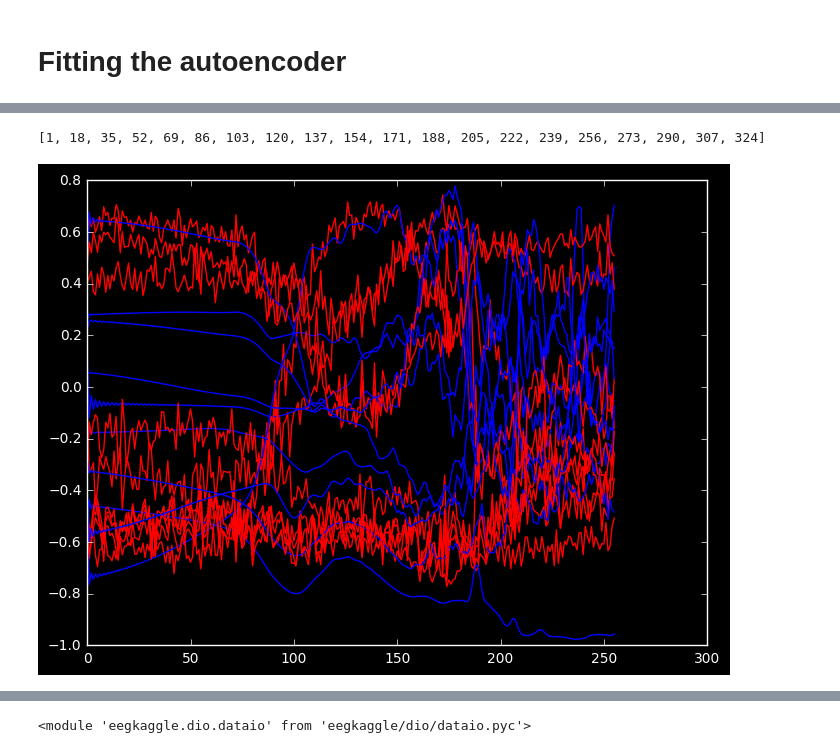
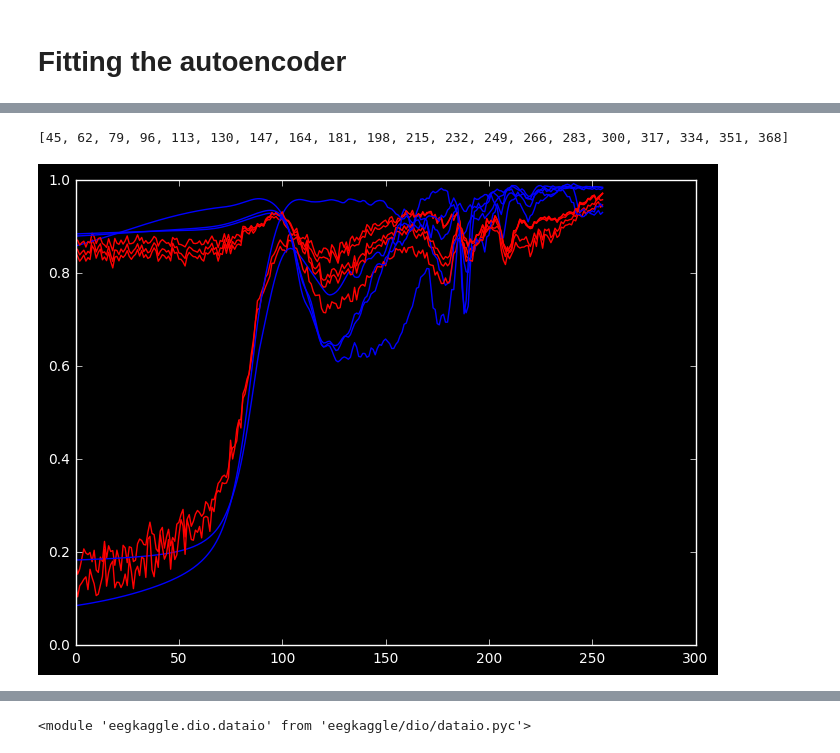
Before and after one commit to xkortex/eeg_seizure_prediction, a Jupyter notebook: autoencoder01.ipynb, the cells around one changed output, grey strips where cells are left out. Cells and saved outputs as stored; diff of their text form; code cells hidden in the pictures.

Commit message:
slight improvements to the autoencoder, still having issue capturing the frequency broad spectrum well

```diff
--- a/autoencoder01.ipynb
+++ b/autoencoder01.ipynb
@@ -66,8 +94,11 @@ data.shape
 # %% [output]
 (7949, 1024, 16)
 # %%
-ds = signal.resample(zdata[0:], 256, axis=1)
+# ds = signal.resample(zdata[0:], 256, axis=1)
+ds = zdata
 ds = np.tanh(ds)
+
+# ds = special.erf(ds)
 plt.plot(ds[0])
 ''
 # %% [output]
@@ -175,7 +206,7 @@ Total params: 16672
 ____________________________________________________________________________________________________
 None
 # %%
-def autoencoder2(ds, compression_factor=8, input_noise=0.2, dropout_p=0.2, activ='tanh'):
+def autoencoder2(ds, compression_factor=16, input_noise=0.2, dropout_p=0.1, activ='tanh', final_activ='sigmoid'):
 # compression_factor=20
     print('DS shape: {}'.format(ds.shape))
     in_dims = np.prod(ds.shape[1:])
@@ -190,17 +221,23 @@ def autoencoder2(ds, compression_factor=8, input_noise=0.2, dropout_p=0.2, activ
     encoded = Dense(encoding_dim*4, activation=activ, activity_regularizer=regularizers.activity_l1(10e-5))(encoded)
 #     encoded = Dense(encoding_dim*4, activation='sigmoid')(input_img)
     encoded = BatchNormalization()(encoded)
-    encoded = Dropout(dropout_p)(encoded)
+    encoded = Dropout(dropout_p)(encoded) #batch norm before dropout
+#     encoded = Dense(encoding_dim*3, activation=activ)(encoded)
+#     encoded = Dropout(dropout_p)(encoded)
     encoded = Dense(encoding_dim*2, activation=activ)(encoded)
     encoded = Dropout(dropout_p)(encoded)
 
     encoded = Dense(encoding_dim, activation=activ)(encoded)
+    # Middle Noise
+    encoded = GaussianNoise(0.02)(encoded)
 
     #DECODED LAYER
     # "decoded" is the lossy reconstruction of the input
     decoded = Dense(encoding_dim*2, activation=activ)(encoded)
+#     decoded = Dropout(dropout_p)(decoded)
     decoded = Dense(encoding_dim*4, activation=activ)(decoded)
-    decoded = Dense(in_dims, activation=activ)(decoded)
+    decoded = Dropout(dropout_p)(decoded)
+    decoded = Dense(in_dims, activation=final_activ)(decoded)
 
 
     #MODEL
@@ -214,12 +251,15 @@ def autoencoder2(ds, compression_factor=8, input_noise=0.2, dropout_p=0.2, activ
     encoded_input = Input(shape=(encoding_dim,))
 
     # retrieve the last layer of the autoencoder model
+    decoder_layer0 = autoencoder.layers[-4]
     decoder_layer1 = autoencoder.layers[-3]
     decoder_layer2 = autoencoder.layers[-2]
     decoder_layer3 = autoencoder.layers[-1]
+    # todo: make this into a dedicated unrolling function
 
     # create the decoder model - unrolling the model as we go
-    decoder = Model(input=encoded_input, output=decoder_layer3(decoder_layer2(decoder_layer1(encoded_input))))
+    decoder = Model(input=encoded_input, output=decoder_layer3(decoder_layer2(
+                                                decoder_layer1(decoder_layer0( encoded_input)))))
 
 #     model.add(GaussianNoise(0.1), input_shape=(n_input_len,))
     autoencoder.compile(optimizer='adadelta', loss='binary_crossentropy')
@@ -227,7 +267,7 @@ def autoencoder2(ds, compression_factor=8, input_noise=0.2, dropout_p=0.2, activ
     autoencoder.model_name = 'Autoencoder 1'
     return autoencoder, encoder, decoder
 
-ae2, encoder2, decoder2 = autoencoder2(ds2)
-print(ae1.summary())
+ae2, encoder2, decoder2 = autoencoder2(ds2, activ='tanh', final_activ='tanh')
+print(ae2.summary())
 # %% [output]
 DS shape: (127184, 256)
@@ -248,8 +291,5 @@ None
 # Fitting the autoencoder
 # %%
 x_train = ds2
-ae2.fit(x_train, x_train,
-                nb_epoch=100,
-                batch_size=256,
-                shuffle=True,
-                validation_split=.5)
+ae2.fit(x_train, x_train, batch_size=256,shuffle=True,validation_split=.75,
+                nb_epoch=50                )
@@ -259,7 +296,7 @@ Epoch 1/100
 # %%
 # encode and decode some digits
 # note that we take them from the *test* set
-encoded_imgs = encoder2.predict(x_train)
+encoded_imgs = encoder2.predict(x_train[:1000])
 decoded_imgs = decoder2.predict(encoded_imgs)
 # %%
 for i in range(20):
@@ -278,12 +315,13 @@ for i in range(1,20*17,17):
 # %%
-nx = range(1,20*17,17)
+st = 45
+nx = range(st,st+20*17,17)
 print(nx)
-for i in nx[:10]:
+for i in nx[:5]:
     plt.plot(decoded_imgs[i], 'r')
     plt.plot(ds2[i], 'b')
 # %% [output]
-[1, 18, 35, 52, 69, 86, 103, 120, 137, 154, 171, 188, 205, 222, 239, 256, 273, 290, 307, 324]
+[45, 62, 79, 96, 113, 130, 147, 164, 181, 198, 215, 232, 249, 266, 283, 300, 317, 334, 351, 368]
-[figure, old version]
+[figure, new version]
 # %%
 plot(decoded_imgs[20])
 # %% [output]
```
Also changed, not shown: parts of 13 cells of this notebook, 1 other file.
